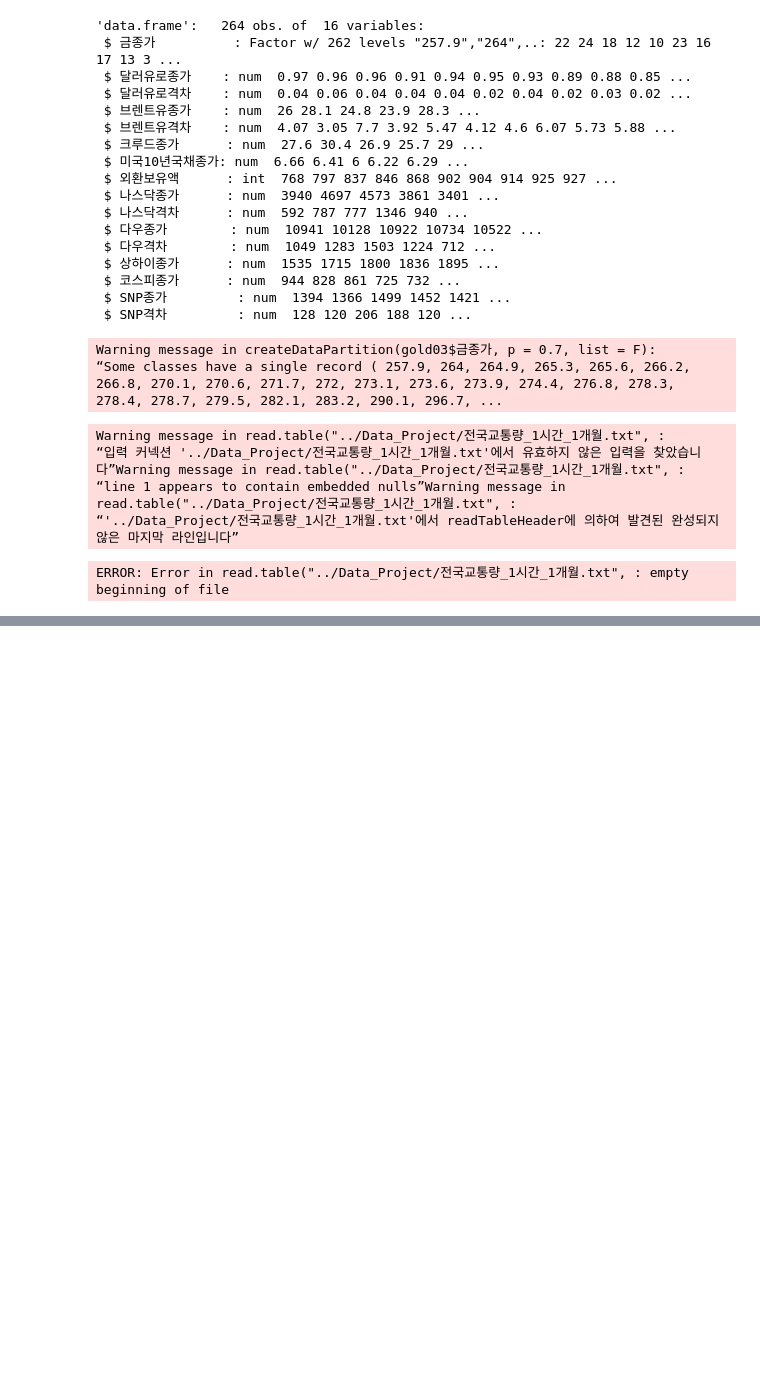
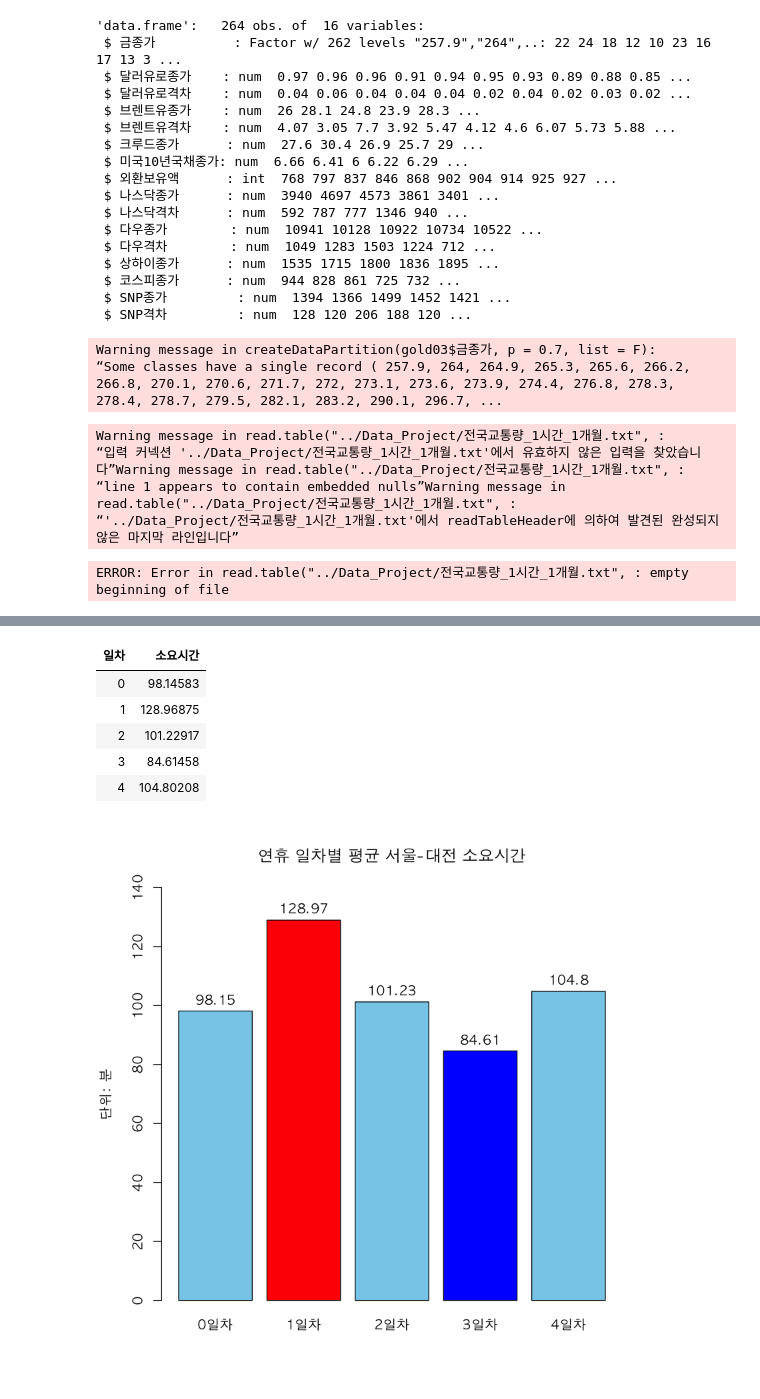
Before and after one commit to jjhwnn/R_Programming, a Jupyter notebook: R & Flutter Project 02.ipynb, the cells around one changed output, grey strips where cells are left out. Drawn from its saved outputs; the diff is of its cells as text; code cells hidden in the pictures; blank space fills up the shorter version.

```diff
--- a/R & Flutter Project 02.ipynb
+++ b/R & Flutter Project 02.ipynb
@@ -313,0 +363,35 @@ ERROR: Error in read.table("../Data_Project/전국교통량_1시간_1개월.txt"
+# %%
+# aggregate(그룹화할 데이터컬럼 ~ 그룹화기준, 데이터셋, 연산)
+# 연휴 일차별 평균 서울대전 소요시간
+options(warn = -1)
+par(family = "AppleGothic")
+일차 <- aggregate(소요시간 ~ 일차, seoDae, mean)
+일차
+barplot(
+    aggregate(소요시간 ~ 일차, seoDae, mean)[,2],
+    ylim = c(0, 140),
+    ylab = c('단위: 분'),
+    main = '연휴 일차별 평균 서울-대전 소요시간',
+    col = c('skyblue','red','skyblue','blue','skyblue'),
+    names = c('0일차','1일차','2일차','3일차','4일차'),
+
+
+)
+
+# 글자 쓰기 text(x축, y축, 내용, str = 기울기)
+
+for(i in 1:nrow(일차)){
+    text(
+        0.7+1.2*(i-1),
+        일차[i,2]+4,
+        round(일차[i,2],2),
+        )
+}
+# %% [output]
+| 일차 | 소요시간 |
+| 0 | 98.14583 |
+| 1 | 128.96875 |
+| 2 | 101.22917 |
+| 3 | 84.61458 |
+| 4 | 104.80208 |
+[figure, added]
```
Also changed, not shown: parts of 15 cells of this notebook.
